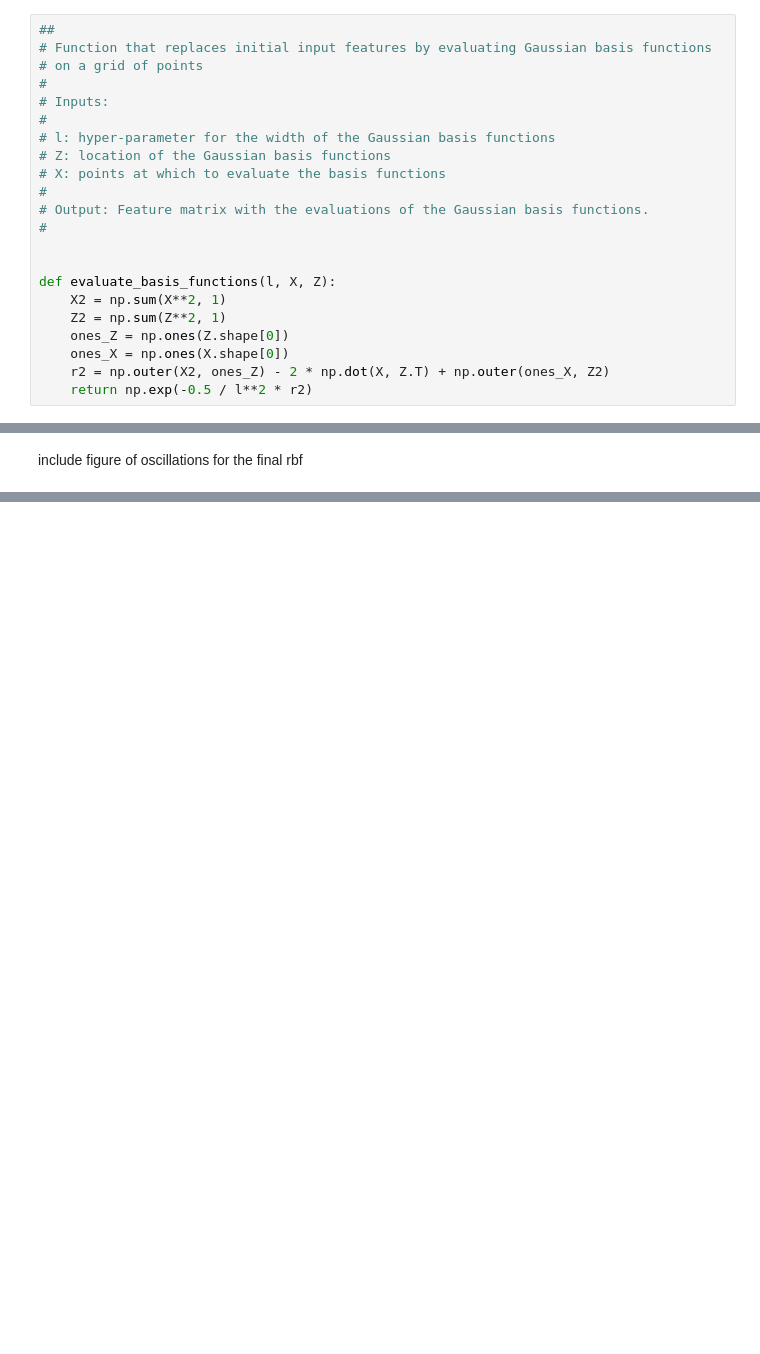
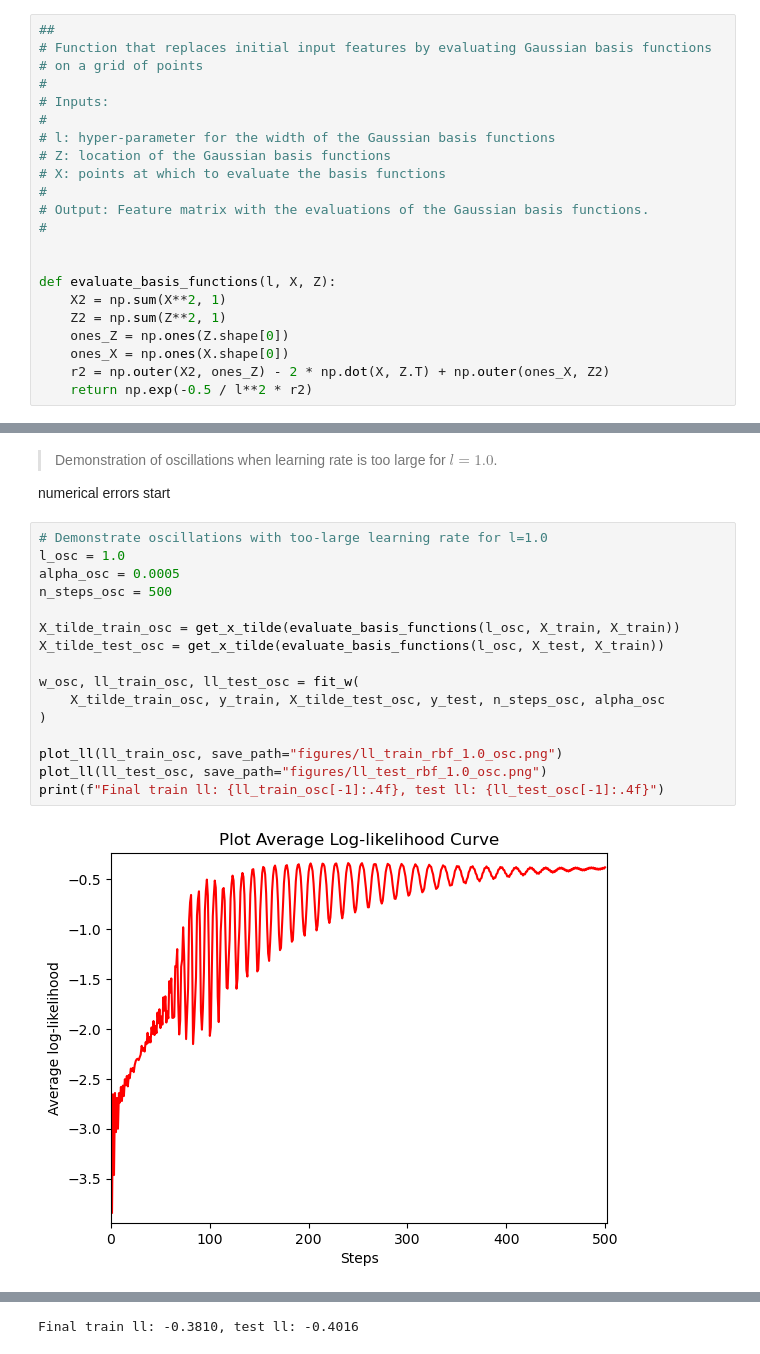
Before and after one commit to liuzihe02/iia, a Jupyter notebook: 3F8/coursework.ipynb, the cells around one changed output, grey strips where cells are left out. Drawn from its saved outputs; the diff is of its cells as text; blank space fills up the shorter version.

```diff
--- a/3F8/coursework.ipynb
+++ b/3F8/coursework.ipynb
@@ -376,2 +376,22 @@ Final train ll: -0.2701, test ll: -0.2900
-# %% [markdown]
-include figure of oscillations for the final rbf
+# %% [markdown]
+> Demonstration of oscillations when learning rate is too large for $l = 1.0$.
+
+numerical errors start
+# %%
+# Demonstrate oscillations with too-large learning rate for l=1.0
+l_osc = 1.0
+alpha_osc = 0.0005
+n_steps_osc = 500
+
+X_tilde_train_osc = get_x_tilde(evaluate_basis_functions(l_osc, X_train, X_train))
+X_tilde_test_osc = get_x_tilde(evaluate_basis_functions(l_osc, X_test, X_train))
+
+w_osc, ll_train_osc, ll_test_osc = fit_w(
+    X_tilde_train_osc, y_train, X_tilde_test_osc, y_test, n_steps_osc, alpha_osc
+)
+
+plot_ll(ll_train_osc, save_path="figures/ll_train_rbf_1.0_osc.png")
+plot_ll(ll_test_osc, save_path="figures/ll_test_rbf_1.0_osc.png")
+print(f"Final train ll: {ll_train_osc[-1]:.4f}, test ll: {ll_test_osc[-1]:.4f}")
+# %% [output]
+[figure, added]
@@ -377,0 +399 @@ include figure of oscillations for the final rbf
+Final train ll: -0.3810, test ll: -0.4016
```
Also changed, not shown: parts of 2 cells of this notebook, 13 other files.
